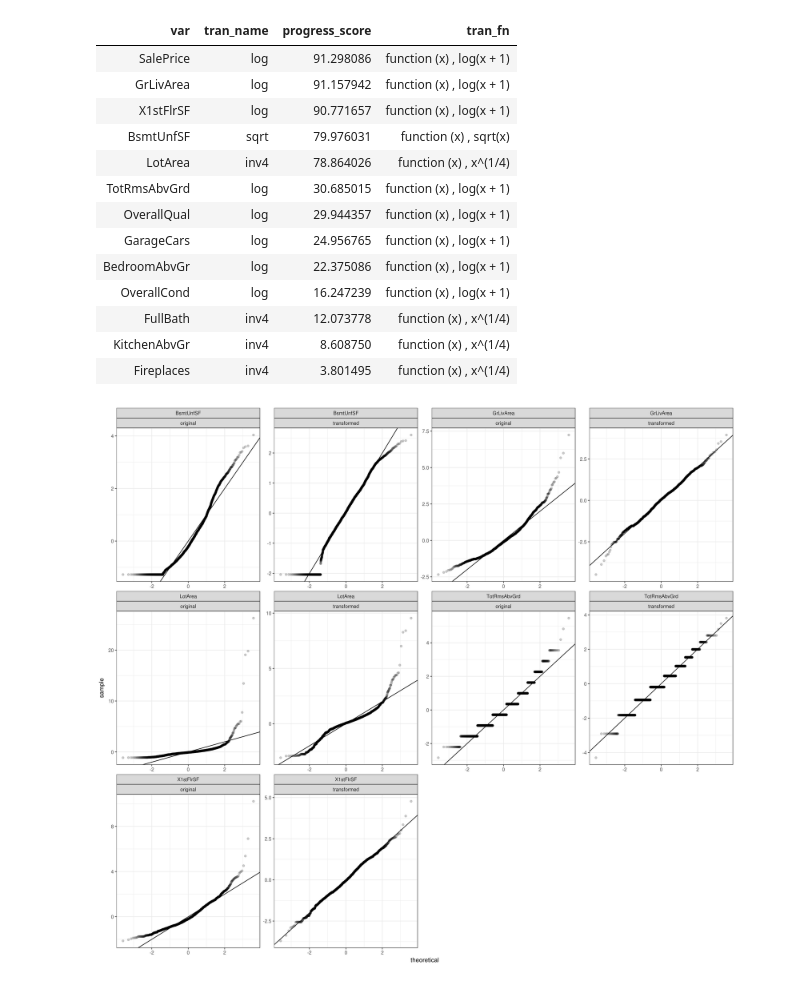
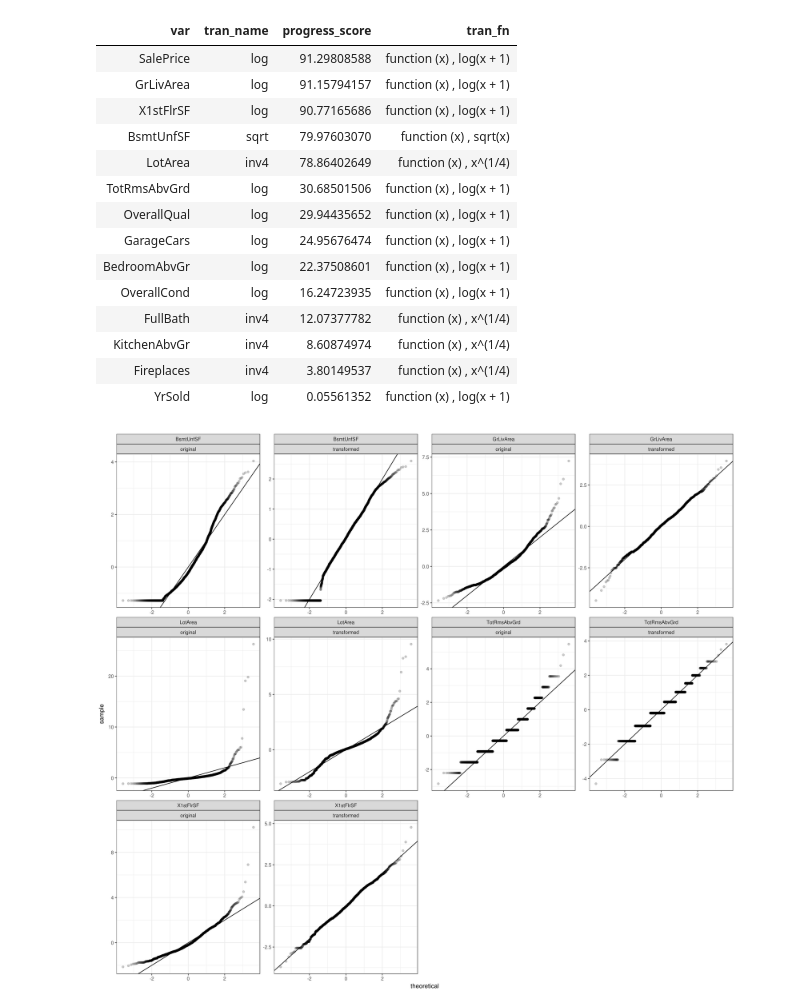
Before and after one commit to MatrixNorm/kaggle, a Jupyter notebook: rbooks/house_prices/04_transform_numeric.ipynb, the cells around one changed output. Drawn from its saved outputs; the diff is of its cells as text; code cells hidden in the pictures.

```diff
--- a/rbooks/house_prices/04_transform_numeric.ipynb
+++ b/rbooks/house_prices/04_transform_numeric.ipynb
@@ -16,37 +14,50 @@ combinedDatasetNumeric <- combined_dataset %>% select_if(is.numeric)
 # %%
 house_prices <- source('main.R', local = TRUE)$value
 
 transFn <- tribble(
     ~tran_name, ~tran_fn,
     'log',      function(x) log(x+1),
     'sqrt',     function(x) sqrt(x),
     'inv3',     function(x) x**(1/3),
     'inv4',     function(x) x**(1/4)
 )
 
 transformation_config <-
     house_prices$trans$numeric$Tran$get_transformation_config(
-        dataset=combinedDatasetNumeric,
+        dataset=combined_dataset %>% select_if(is.numeric),
         trans=transFn
-    ) %>%
-    filter(progress_score > 3)
+    )
+
+transformation_config2 <-
+    house_prices$trans$numeric$Tran$get_transformation_config(
+        dataset=combined_dataset,
+        trans=transFn
+    )
+
+test_that("should be equal", {
+    expect_equal(
+        transformation_config %>% select(-tran_fn),
+        transformation_config2 %>% select(-tran_fn)
+    )
+})
 
 transformation_config
 # %% [output]
 | var | tran_name | progress_score | tran_fn |
-| SalePrice | log | 91.298086 | function (x) , log(x + 1) |
-| GrLivArea | log | 91.157942 | function (x) , log(x + 1) |
-| X1stFlrSF | log | 90.771657 | function (x) , log(x + 1) |
-| BsmtUnfSF | sqrt | 79.976031 | function (x) , sqrt(x) |
-| LotArea | inv4 | 78.864026 | function (x) , x^(1/4) |
-| TotRmsAbvGrd | log | 30.685015 | function (x) , log(x + 1) |
-| OverallQual | log | 29.944357 | function (x) , log(x + 1) |
-| GarageCars | log | 24.956765 | function (x) , log(x + 1) |
-| BedroomAbvGr | log | 22.375086 | function (x) , log(x + 1) |
-| OverallCond | log | 16.247239 | function (x) , log(x + 1) |
-| FullBath | inv4 | 12.073778 | function (x) , x^(1/4) |
-| KitchenAbvGr | inv4 | 8.608750 | function (x) , x^(1/4) |
-| Fireplaces | inv4 | 3.801495 | function (x) , x^(1/4) |
+| SalePrice | log | 91.29808588 | function (x) , log(x + 1) |
+| GrLivArea | log | 91.15794157 | function (x) , log(x + 1) |
+| X1stFlrSF | log | 90.77165686 | function (x) , log(x + 1) |
+| BsmtUnfSF | sqrt | 79.97603070 | function (x) , sqrt(x) |
+| LotArea | inv4 | 78.86402649 | function (x) , x^(1/4) |
+| TotRmsAbvGrd | log | 30.68501506 | function (x) , log(x + 1) |
+| OverallQual | log | 29.94435652 | function (x) , log(x + 1) |
+| GarageCars | log | 24.95676474 | function (x) , log(x + 1) |
+| BedroomAbvGr | log | 22.37508601 | function (x) , log(x + 1) |
+| OverallCond | log | 16.24723935 | function (x) , log(x + 1) |
+| FullBath | inv4 | 12.07377782 | function (x) , x^(1/4) |
+| KitchenAbvGr | inv4 | 8.60874974 | function (x) , x^(1/4) |
+| Fireplaces | inv4 | 3.80149537 | function (x) , x^(1/4) |
+| YrSold | log | 0.05561352 | function (x) , log(x + 1) |
 # %%
 options(repr.plot.width = 16, repr.plot.height = 14, repr.plot.res=280)
 
```
Also changed, not shown: parts of 1 cell of this notebook, 3 other files.
